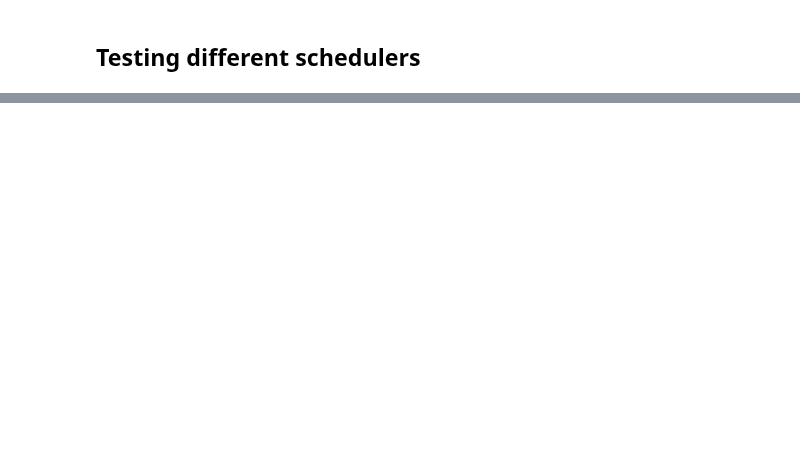
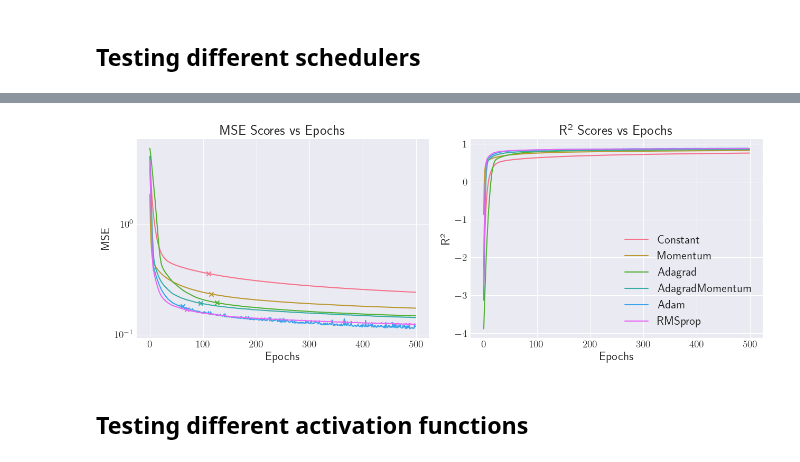
Before and after one commit to Oskar-Idland/FYS-STK4155-Projects, a Jupyter notebook: Project_2/src/b.ipynb, the cells around one changed output, grey strips where cells are left out. Cells and saved outputs as stored; diff of their text form; code cells hidden in the pictures; blank space fills up the shorter version.

```diff
--- a/Project_2/src/b.ipynb
+++ b/Project_2/src/b.ipynb
@@ -427,0 +431,29 @@ RMS_prop: Eta=0.001, Lambda=0.001
+# %%
+fig, axs = plt.subplots(1, 2, figsize=(13, 5))
+
+
+colors = sns.color_palette("husl", len(schedulers))
+# Plot MSE scores
+for i, scheduler_name in enumerate(scheduler_names):
+	axs[0].semilogy(range(epochs), MSE_scores_schedulers[i], label=scheduler_name, color=colors[i])
+	axs[0].scatter(convergence_epochs[i], MSE_scores_schedulers[i, int(convergence_epochs[i])], marker='x', color=colors[i])
+
+axs[0].set_title("MSE Scores vs Epochs")
+axs[0].set_xlabel("Epochs")
+axs[0].set_ylabel("MSE")
+
+# Plot R² scores
+for i, scheduler_name in enumerate(scheduler_names):
+	axs[1].plot(range(epochs), R2_scores_schedulers[i], label=scheduler_name, color=colors[i])
+
+axs[1].set_title("R² Scores vs Epochs")
+axs[1].set_xlabel("Epochs")
+axs[1].set_ylabel("R²")
+axs[1].legend()
+
+plt.tight_layout()
+plt.show()
+# %% [output]
+[figure, added]
+# %% [markdown]
+## Testing different activation functions
```
Also changed, not shown: parts of 18 cells of this notebook, 6 other files.
